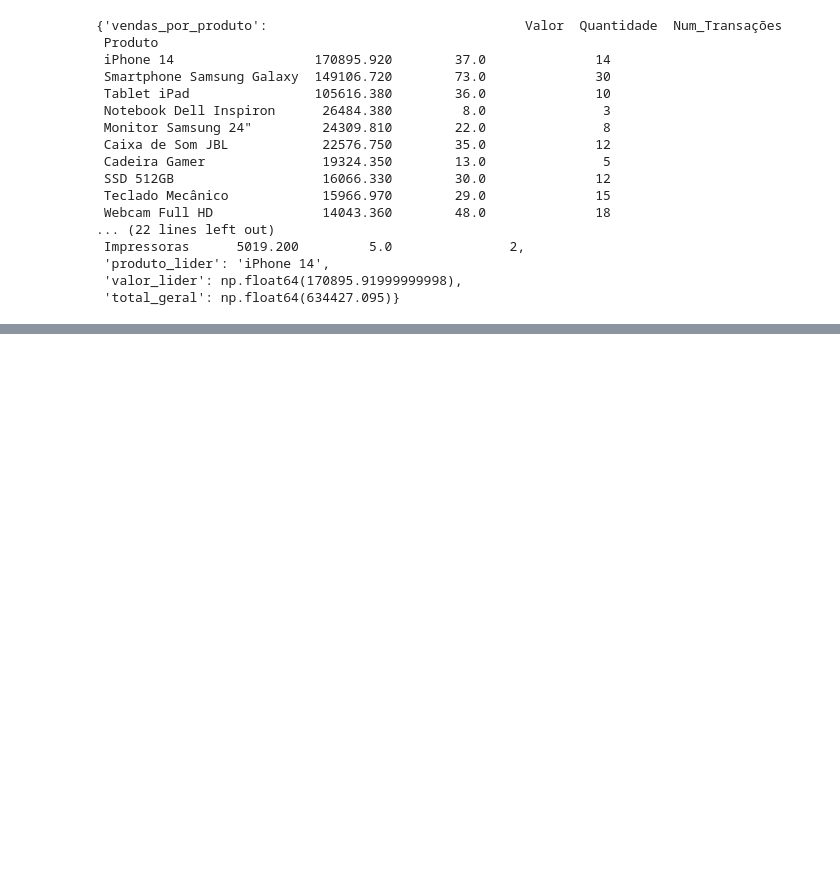
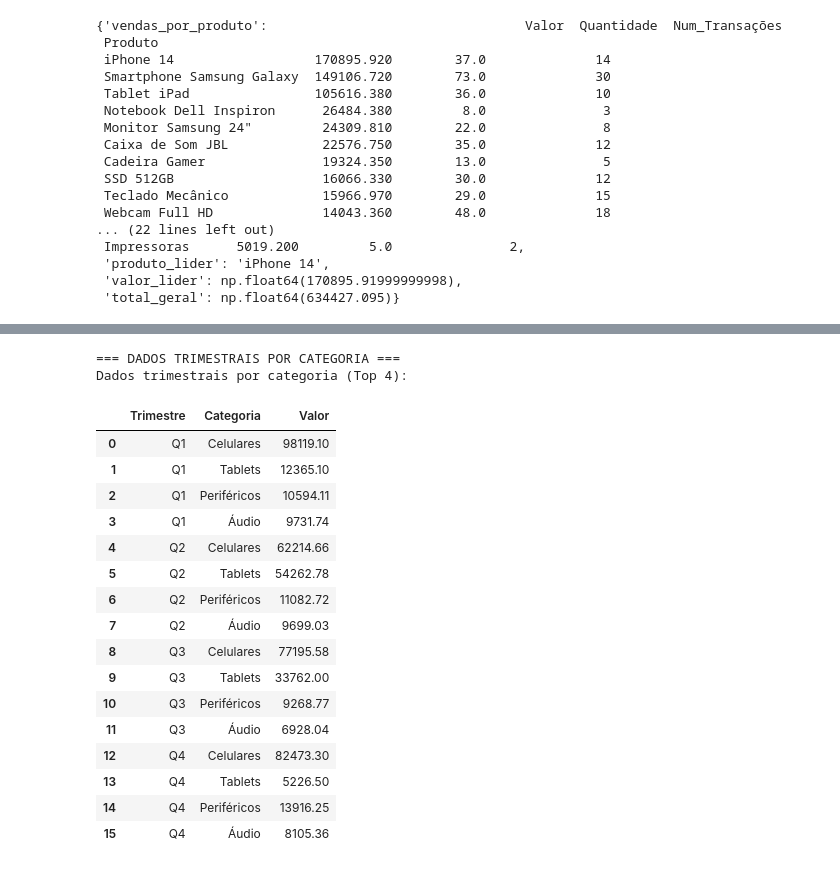
Before and after one commit to carlsnog/Teste_Analytics_CarlosNogueira, a Jupyter notebook: limpeza_analise_venda.ipynb, the cells around one changed output, grey strips where cells are left out. Cells and saved outputs as stored; diff of their text form; code cells hidden in the pictures; blank space fills up the shorter version.

```diff
--- a/limpeza_analise_venda.ipynb
+++ b/limpeza_analise_venda.ipynb
@@ -476,0 +808,24 @@ resultados['vendas_por_categoria'].to_csv('analise_vendas_por_categoria.csv')
+# %%
+# Análises mais detalhadas e identificação de padrões
+print("=== ANÁLISE APROFUNDADA E IDENTIFICAÇÃO DE PADRÕES ===")
+
+# 1. Análise sazonal e padrões temporais
+print("\n1. PADRÕES TEMPORAIS:")
+
+# Análise por trimestre
+vendas_limpo['Trimestre'] = vendas_limpo['Data'].dt.quarter
+vendas_trimestrais = vendas_limpo.groupby('Trimestre').agg({
+    'Valor': 'sum',
+    'Quantidade': 'sum',
+    'ID': 'count'
+}).reset_index()
+print("\nVendas por trimestre:")
+print(vendas_trimestrais)
+
+# Identificar tendência de crescimento/decrescimento
+vendas_mensais_sorted = vendas_mensais.sort_values('Ano_Mes')
+diferenca_mes_anterior = vendas_mensais_sorted['Valor'].pct_change() * 100
+print("\nVariação percentual mês a mês (%):")
+for i, (_, row) in enumerate(vendas_mensais_sorted.iterrows()):
+    if i > 0:
+        print(f"{row['Ano_Mes']}: {diferenca_mes_anterior.iloc[i]:.1f}%")
@@ -476,0 +962,40 @@ resultados['vendas_por_categoria'].to_csv('analise_vendas_por_categoria.csv')
+# %%
+# Preparar dados trimestre vs categoria (top 4 categorias)
+print("\n=== DADOS TRIMESTRAIS POR CATEGORIA ===")
+top4_categorias = ['Celulares', 'Tablets', 'Periféricos', 'Áudio']
+dados_trimestre_categoria = []
+
+for trimestre in [1, 2, 3, 4]:
+    for categoria in top4_categorias:
+        receita = vendas_limpo[(vendas_limpo['Trimestre'] == trimestre) &
+                          (vendas_limpo['Categoria'] == categoria)]['Valor'].sum()
+        dados_trimestre_categoria.append({
+            'Trimestre': f'Q{trimestre}',
+            'Categoria': categoria,
+            'Valor': receita
+        })
+
+df_trimestre_categoria = pd.DataFrame(dados_trimestre_categoria)
+df_trimestre_categoria.to_csv('receita_trimestre_categoria.csv', index=False)
+print("Dados trimestrais por categoria (Top 4):")
+df_trimestre_categoria
+# %% [output]
+=== DADOS TRIMESTRAIS POR CATEGORIA ===
+Dados trimestrais por categoria (Top 4):
+|  | Trimestre | Categoria | Valor |
+| 0 | Q1 | Celulares | 98119.10 |
+| 1 | Q1 | Tablets | 12365.10 |
+| 2 | Q1 | Periféricos | 10594.11 |
+| 3 | Q1 | Áudio | 9731.74 |
+| 4 | Q2 | Celulares | 62214.66 |
+| 5 | Q2 | Tablets | 54262.78 |
+| 6 | Q2 | Periféricos | 11082.72 |
+| 7 | Q2 | Áudio | 9699.03 |
+| 8 | Q3 | Celulares | 77195.58 |
+| 9 | Q3 | Tablets | 33762.00 |
+| 10 | Q3 | Periféricos | 9268.77 |
+| 11 | Q3 | Áudio | 6928.04 |
+| 12 | Q4 | Celulares | 82473.30 |
+| 13 | Q4 | Tablets | 5226.50 |
+| 14 | Q4 | Periféricos | 13916.25 |
+| 15 | Q4 | Áudio | 8105.36 |
```
Also changed, not shown: parts of 33 cells of this notebook, 5 other files.
